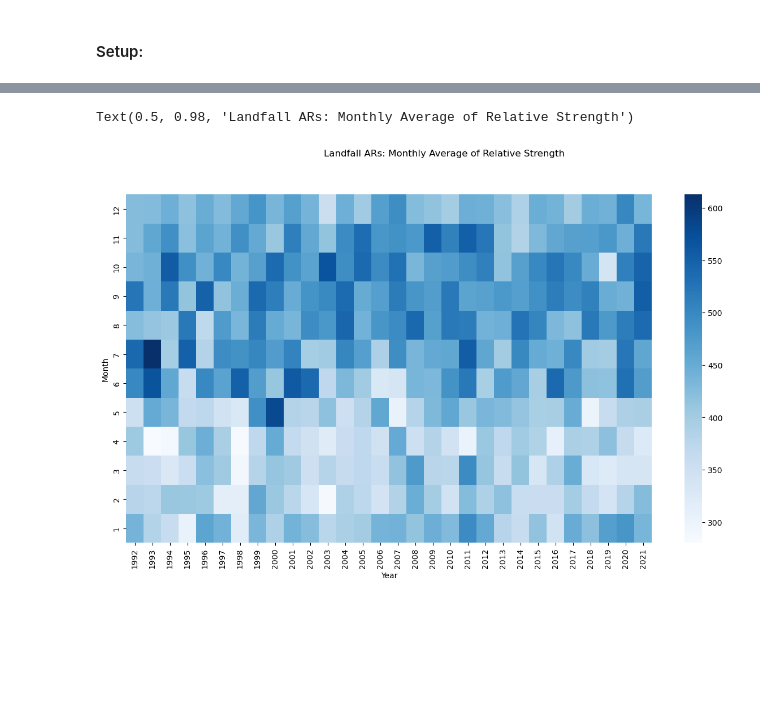
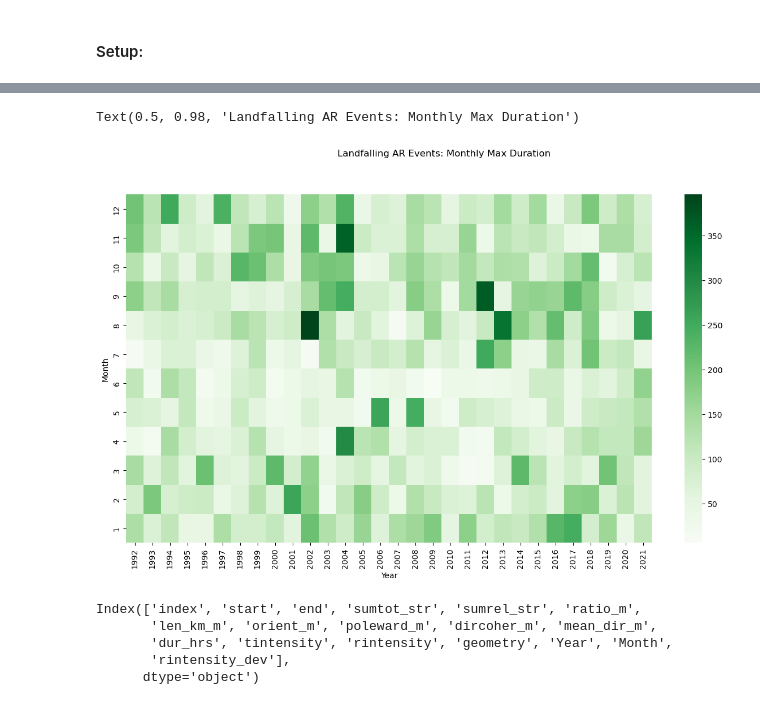
Before and after one commit to ua-snap/ar_avalanche, a Jupyter notebook: AR_QC.ipynb, the cells around one changed output, grey strips where cells are left out. Drawn from its saved outputs; the diff is of its cells as text; code cells hidden in the pictures; blank space fills up the shorter version.

```diff
--- a/AR_QC.ipynb
+++ b/AR_QC.ipynb
@@ -16,2 +13,0 @@ gdf = gpd.read_file("/atlas_scratch/jdpaul3/ar/outputs/landfall_ars_6hr.shp")
-# %%
-gdf['time'] = pd.to_datetime(gdf['time'])
@@ -34,10 +87,10 @@ gdf
 # %%
-gdf["Year"] = gdf.time.apply(lambda x: x.year)
-gdf["Month"] = gdf.time.apply(lambda x: x.month)
+gdf["Year"] = gdf.start.apply(lambda x: x.year)
+gdf["Month"] = gdf.end.apply(lambda x: x.month)
 pt = gdf.pivot_table(index="Month",columns="Year",values="index", aggfunc="count").fillna(0)
 
 fig, ax = plt.subplots(figsize=(15, 8))
 sns.heatmap(pt, annot=True, ax=ax, cmap='Blues')
 ax.invert_yaxis()
-fig.suptitle('Landfall ARs: Monthly Count of AR Polygons (6hr timesteps)')
+fig.suptitle('Landfalling AR Events: Count per Month')
 # %% [output]
@@ -45,0 +99,3 @@ Text(0.5, 0.98, 'Landfall ARs: Monthly Count of AR Polygons (6hr timesteps)')
+# %%
+gdf['rintensity_dev'] = gdf['rintensity'] - gdf['rintensity'].mean()
+gdf['rintensity_dev']
@@ -45,0 +115,9 @@ Text(0.5, 0.98, 'Landfall ARs: Monthly Count of AR Polygons (6hr timesteps)')
+# %%
+gdf["Year"] = gdf.start.apply(lambda x: x.year)
+gdf["Month"] = gdf.start.apply(lambda x: x.month)
+pt = gdf.pivot_table(index="Month",columns="Year",values="rintensity_dev", aggfunc="max").fillna(0)
+
+fig, ax = plt.subplots(figsize=(15, 8))
+sns.heatmap(pt, annot=False, ax=ax, cmap='coolwarm')
+ax.invert_yaxis()
+fig.suptitle('Landfalling AR Events: Monthly Max Deviation from Dataset Relative Intensity Mean')
@@ -46,13 +127,21 @@ Text(0.5, 0.98, 'Landfall ARs: Monthly Count of AR Polygons (6hr timesteps)')
 # %%
-gdf["Year"] = gdf.time.apply(lambda x: x.year)
-gdf["Month"] = gdf.time.apply(lambda x: x.month)
-pt = gdf.pivot_table(index="Month",columns="Year",values="rel_str", aggfunc="mean").fillna(0)
+gdf["Year"] = gdf.start.apply(lambda x: x.year)
+gdf["Month"] = gdf.start.apply(lambda x: x.month)
+pt = gdf.pivot_table(index="Month",columns="Year",values="dur_hrs", aggfunc="max").fillna(0)
 
 fig, ax = plt.subplots(figsize=(15, 8))
-sns.heatmap(pt, annot=False, ax=ax, cmap='Blues')
+sns.heatmap(pt, annot=False, ax=ax, cmap='Greens')
 ax.invert_yaxis()
-fig.suptitle('Landfall ARs: Monthly Average of Relative Strength')
+fig.suptitle('Landfalling AR Events: Monthly Max Duration')
 # %% [output]
-Text(0.5, 0.98, 'Landfall ARs: Monthly Average of Relative Strength')
+Text(0.5, 0.98, 'Landfalling AR Events: Monthly Max Duration')
-[figure, old version]
+[figure, new version]
+# %%
+gdf.columns
+# %% [output]
+Index(['index', 'start', 'end', 'sumtot_str', 'sumrel_str', 'ratio_m',
+       'len_km_m', 'orient_m', 'poleward_m', 'dircoher_m', 'mean_dir_m',
+       'dur_hrs', 'tintensity', 'rintensity', 'geometry', 'Year', 'Month',
+       'rintensity_dev'],
+      dtype='object')
 # %%
```
Also changed, not shown: parts of 15 cells of this notebook, 3 other files.
